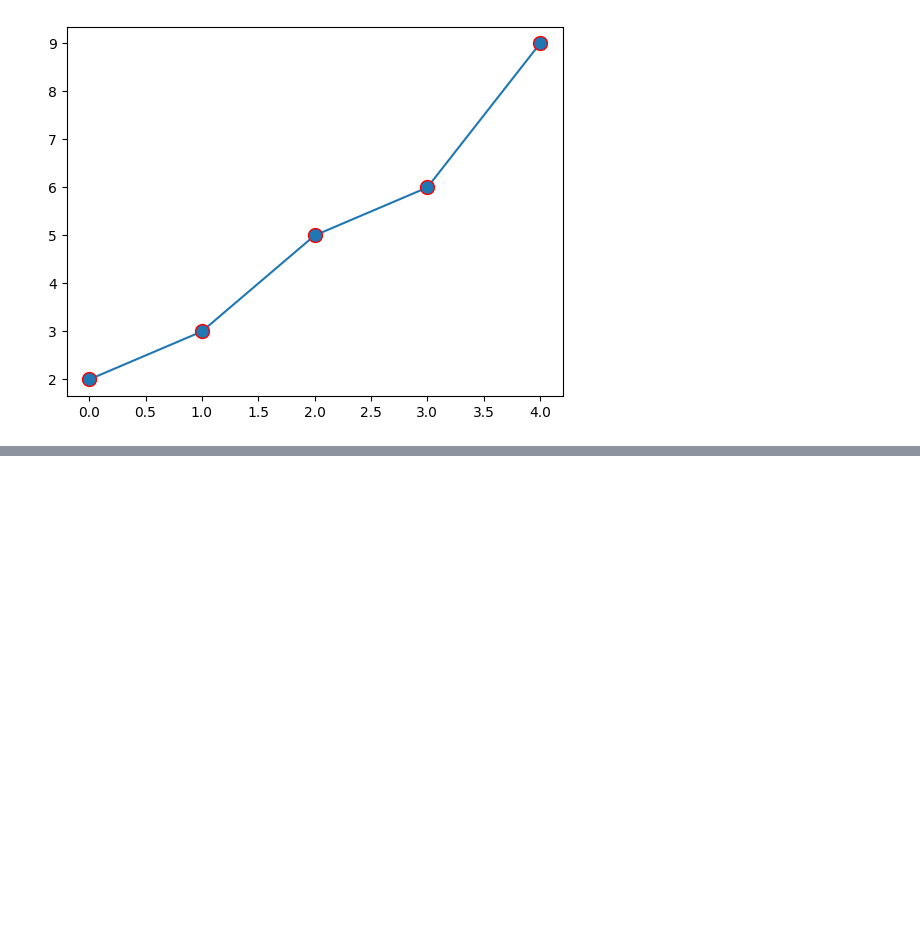
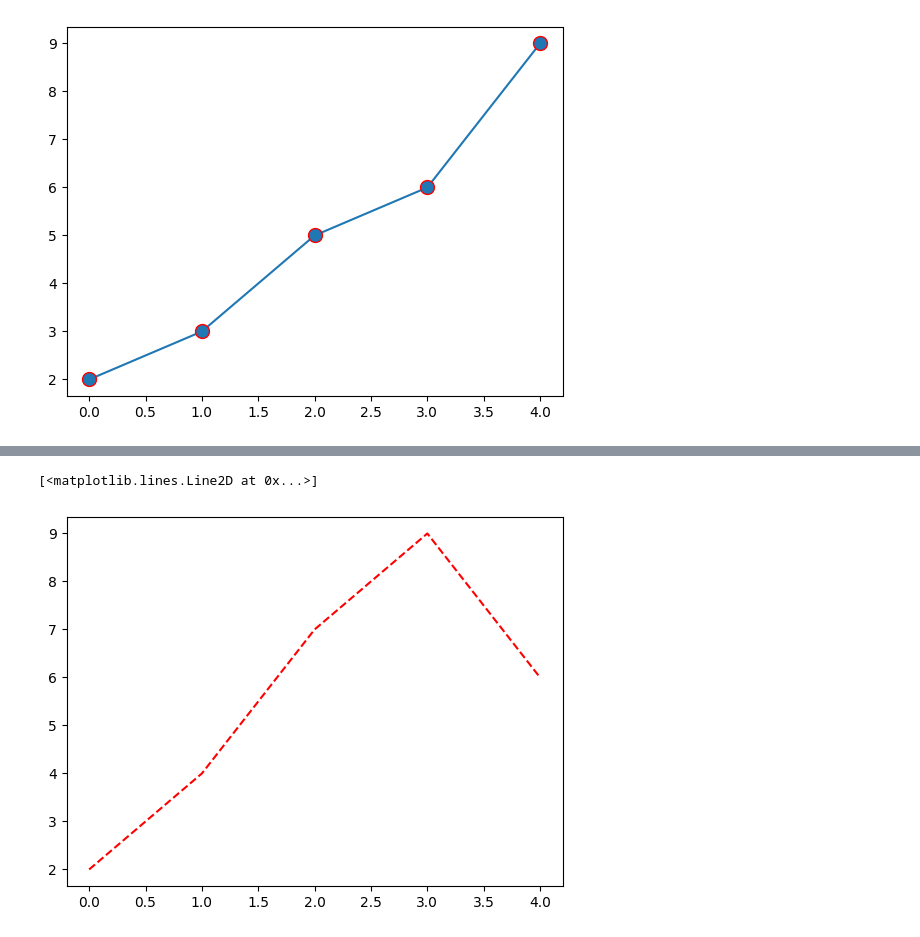
Before and after one commit to nexiqo/Machine-learning-challenge-in-100-days, a Jupyter notebook: mlday1.ipynb, the cells around one changed output, grey strips where cells are left out. Cells and saved outputs as stored; diff of their text form; code cells hidden in the pictures; blank space fills up the shorter version.

```diff
--- a/mlday1.ipynb
+++ b/mlday1.ipynb
@@ -60,0 +61,7 @@ plt.plot(ypoints,marker='o',mfc='r',ms=10)
+# %%
+import matplotlib.pyplot as plt
+ypoints=[2,4,7,9,6]
+plt.plot(ypoints,color='r',linestyle='dashed')#color='r,g,b,c,m,y,k,w'  ,linestyle='solid,dashed,dotted,dot-dashed,points'
+# %% [output]
+[<matplotlib.lines.Line2D at 0x...>]
+[figure, added]
```
Also changed, not shown: parts of 3 cells of this notebook.
